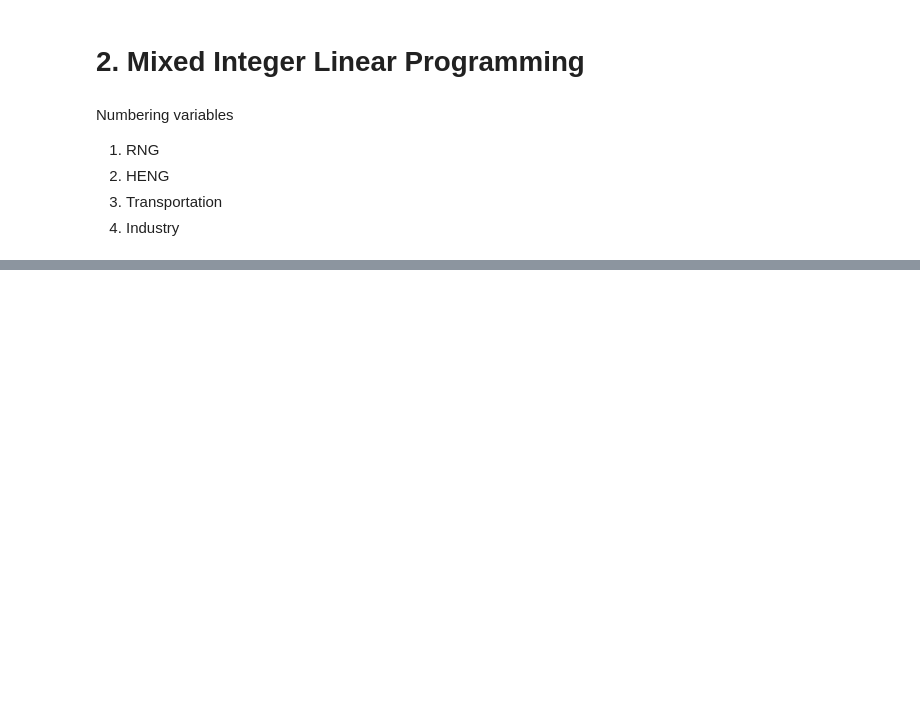
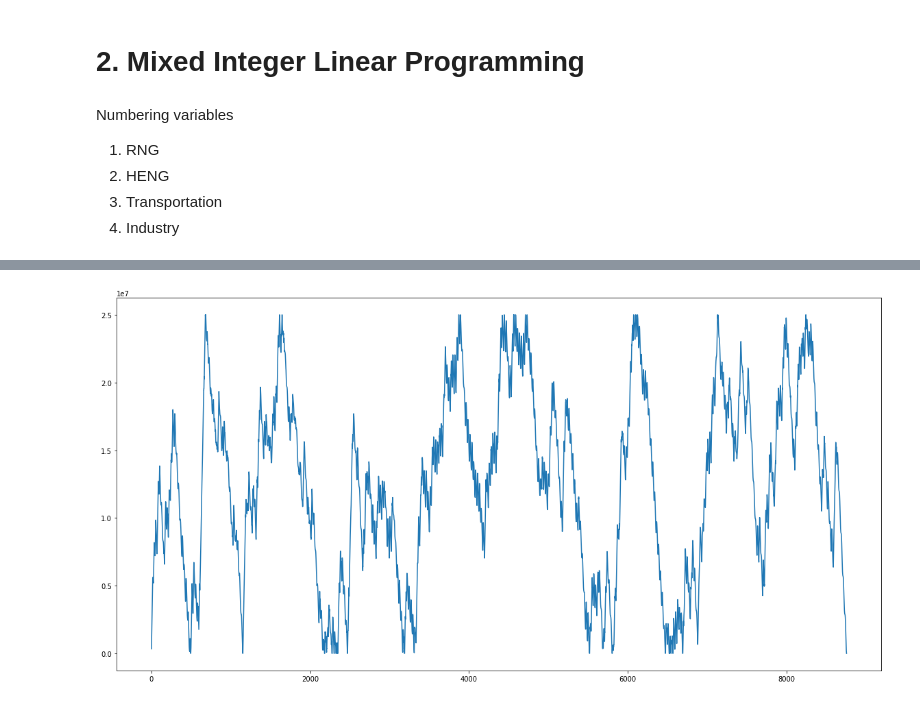
Before and after one commit to lewisjko/FYDP, a Jupyter notebook: FYDP.ipynb, the cells around one changed output, grey strips where cells are left out. Cells and saved outputs as stored; diff of their text form; code cells hidden in the pictures; blank space fills up the shorter version.

```diff
--- a/FYDP.ipynb
+++ b/FYDP.ipynb
@@ -903,0 +872,2 @@ RNG_df = create_var_df(variable_dict,'RNG_','RNG_max')
+# %%
+I_H2_df = create_var_df(variable_dict,'I_H2_')
@@ -905,0 +973,4 @@ create_plot(RNG_df)
+# %%
+create_plot(I_H2_df)
+# %% [output]
+[figure, added]
```
Also changed, not shown: parts of 25 cells of this notebook, 1 other file.
